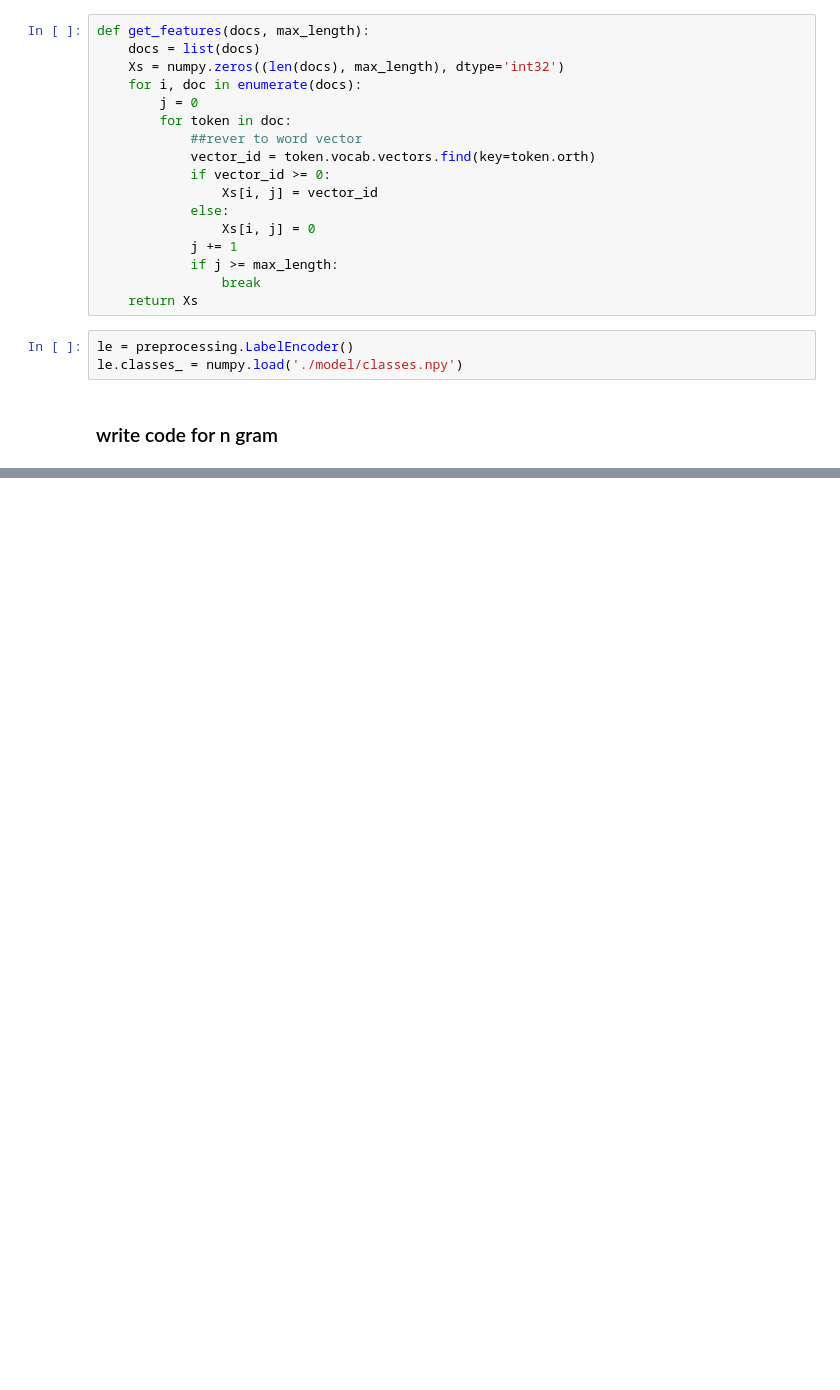
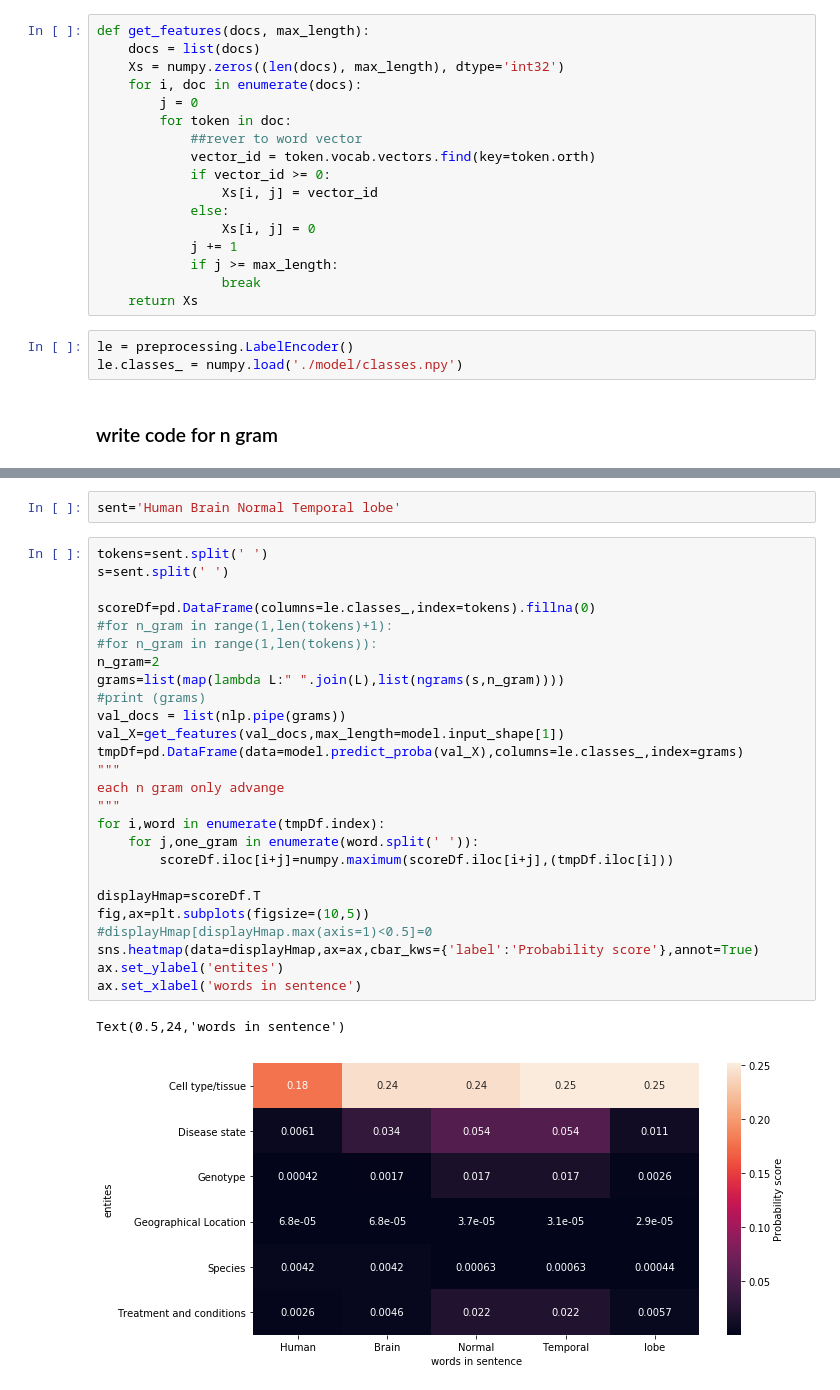
Before and after one commit to brianyiktaktsui/DEEP_NLP, a Jupyter notebook: deep_sra_predict.ipynb, the cells around one changed output, grey strips where cells are left out. Saved outputs shown, nothing was run; the diff lists cells and outputs as text; blank space fills up the shorter version.

```diff
--- a/deep_sra_predict.ipynb
+++ b/deep_sra_predict.ipynb
@@ -72,0 +87,31 @@ Text(0.5,24,'words in sentence')
+# %%
+sent='Human Brain Normal Temporal lobe'
+# %%
+tokens=sent.split(' ')
+s=sent.split(' ')
+
+scoreDf=pd.DataFrame(columns=le.classes_,index=tokens).fillna(0)
+#for n_gram in range(1,len(tokens)+1):
+#for n_gram in range(1,len(tokens)):
+n_gram=2
+grams=list(map(lambda L:" ".join(L),list(ngrams(s,n_gram))))
+#print (grams)
+val_docs = list(nlp.pipe(grams))
+val_X=get_features(val_docs,max_length=model.input_shape[1])
+tmpDf=pd.DataFrame(data=model.predict_proba(val_X),columns=le.classes_,index=grams)
+"""
+each n gram only advange
+"""
+for i,word in enumerate(tmpDf.index):
+    for j,one_gram in enumerate(word.split(' ')):
+        scoreDf.iloc[i+j]=numpy.maximum(scoreDf.iloc[i+j],(tmpDf.iloc[i]))
+
+displayHmap=scoreDf.T
+fig,ax=plt.subplots(figsize=(10,5))
+#displayHmap[displayHmap.max(axis=1)<0.5]=0
+sns.heatmap(data=displayHmap,ax=ax,cbar_kws={'label':'Probability score'},annot=True)
+ax.set_ylabel('entites')
+ax.set_xlabel('words in sentence')
+# %% [output]
+Text(0.5,24,'words in sentence')
+[figure, added]
```
Also changed, not shown: parts of 6 cells of this notebook, 26 other files.
